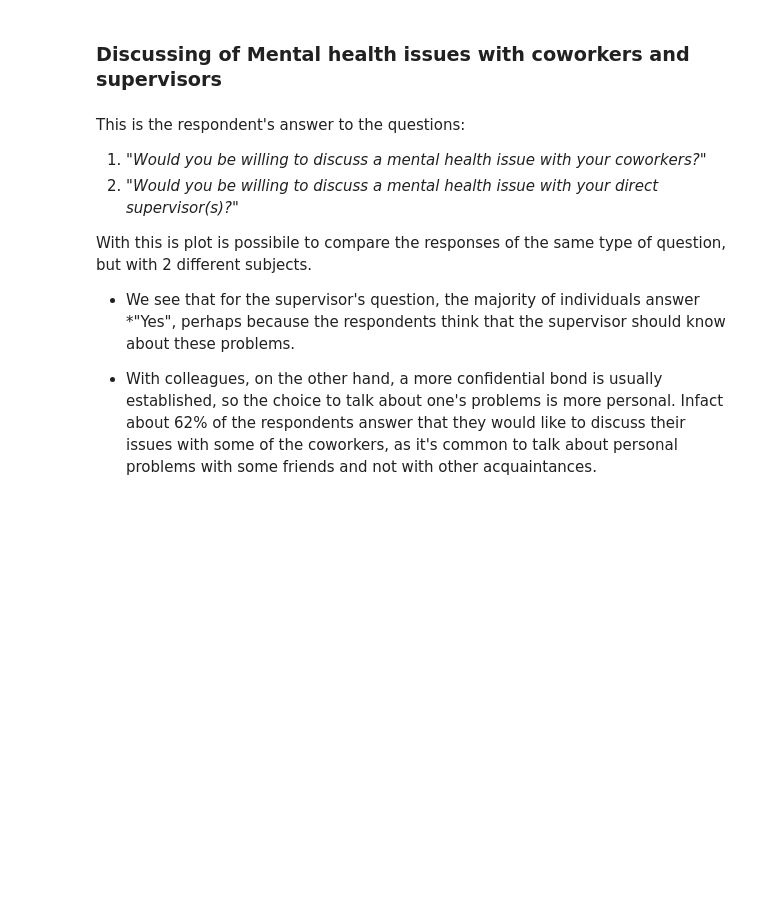
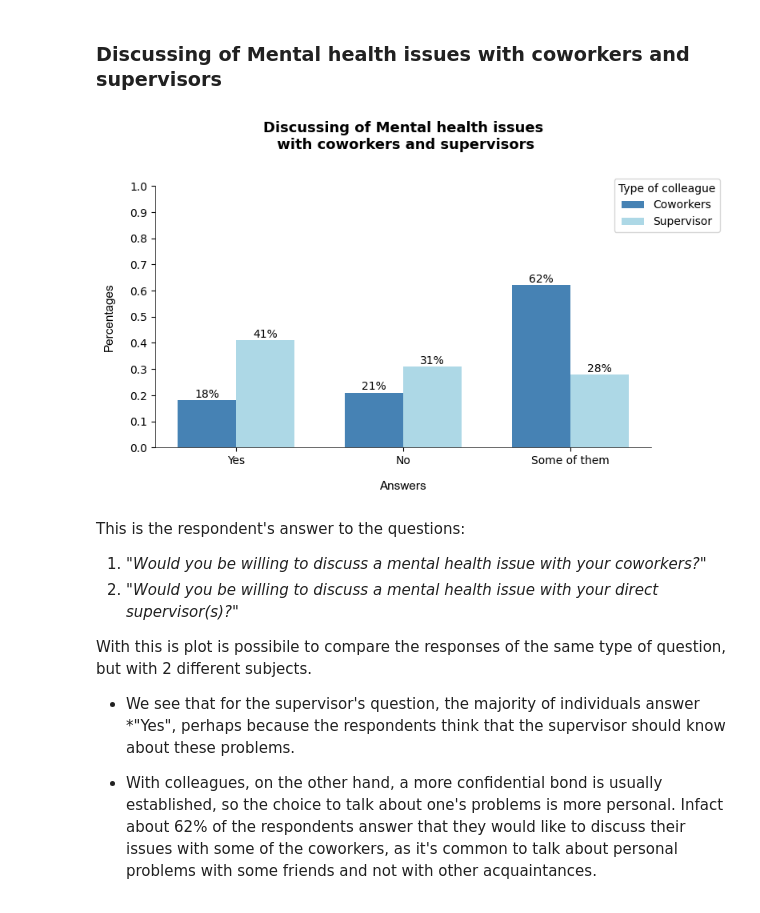
Before and after one commit to EmmaTosato/Programming_Project, a Jupyter notebook: jupyter_project.ipynb, the cells around one changed output. Saved outputs shown, nothing was run; the diff lists cells and outputs as text; code cells hidden in the pictures; blank space fills up the shorter version.

```diff
--- a/jupyter_project.ipynb
+++ b/jupyter_project.ipynb
@@ -354,10 +335,12 @@ plt.show()
 # 1
 labels_treat = mental_health_df['treatment'].value_counts().index.to_list()               # Yes, No
 counts_treat = list(map(lambda x: round((x/tot_rows),2), mental_health_df['treatment'].value_counts()))
+df_treat = pd.DataFrame({'Treatment': labels_treat, 'Counts': mental_health_df['treatment'].value_counts().values})
 
 # 2
 labels_work = mental_health_df['work_interfere'].value_counts().index.to_list()          # 'Sometimes', "Don't know", 'Never', 'Rarely', 'Often'
 counts_work = list(map(lambda x: round((x/tot_rows),2), mental_health_df['work_interfere'].value_counts()))
+df_work = pd.DataFrame({'Work interference': labels_work, 'Counts': mental_health_df['work_interfere'].value_counts().values})
 
 # 3
 df_treat_work = mental_health_df.groupby(['work_interfere', 'treatment'])['treatment'].count().unstack(0)
@@ -371,19 +354,20 @@ x = np.arange(len(labels_work))
 width = 0.4  # the width of the bars
 
 # Plot
-fig1, (ax1, ax2, ax3) = plt.subplots(1,3,figsize =(15, 6))
+fig1, (ax1, ax2) = plt.subplots(1,2,figsize =(15, 5))
+fig2, ax3 = plt.subplots(figsize =(8, 5))
 ax1.bar(labels_treat, counts_treat, color ='steelblue', label=labels_treat)
 ax2.bar(labels_work, counts_work, color ='steelblue', label=labels_work)
 ax3.bar(x - width/2, yes_ans, width, color= 'steelblue', label= 'Yes')
 ax3.bar(x + width/2, no_ans, width, color= 'lightblue', label ='No')
 
 # Labels, ticks
-ax1.set_xlabel("Treatment search", labelpad= 10.0, fontname="Arial", fontsize=11, fontweight = 'medium')
-ax2.set_xlabel("Work interference", labelpad= 10.0, fontname="Arial", fontsize=11, fontweight = 'medium')
-ax3.set_xlabel("Work interference", labelpad= 10.0, fontname="Arial", fontsize=11, fontweight = 'medium')
-ax1.set_ylabel("Percentages", labelpad= 10.0, fontname="Arial", fontsize=11, fontweight = 'medium')
-ax2.set_ylabel("Percentages", labelpad= 10.0, fontname="Arial", fontsize=11, fontweight = 'medium')
-ax3.set_ylabel("Counts", labelpad= 10.0, fontname="Arial", fontsize=11, fontweight = 'medium')
+ax1.set_xlabel("Treatment search", labelpad= 10.0, fontname="Arial", fontsize=14, fontweight = 'medium')
+ax2.set_xlabel("Work interference", labelpad= 10.0, fontname="Arial", fontsize=14, fontweight = 'medium')
+ax3.set_xlabel("Work interference", labelpad= 10.0, fontname="Arial", fontsize=14, fontweight = 'medium')
+ax1.set_ylabel("Percentages", labelpad= 10.0, fontname="Arial", fontsize=14, fontweight = 'medium')
+ax2.set_ylabel("Percentages", labelpad= 10.0, fontname="Arial", fontsize=14, fontweight = 'medium')
+ax3.set_ylabel("Counts", labelpad= 10.0, fontname="Arial", fontsize=14, fontweight = 'medium')
 ax1.set_yticks(np.arange(0.0,1.1, 0.1))
 ax2.set_yticks(np.arange(0.0,1.1, 0.1))
 ax2.set_xticks(list(range(0,5)), labels_work, rotation=30, ha='right')
@@ -392,18 +376,16 @@ ax3.set_xticks(list(range(0,5)), labels_work, rotation=30, ha='right')
 # Percenteges
 for p in ax1.patches:
     height = p.get_height()
-    ax1.annotate("{}%".format(round(height*100)), (p.get_x() + p.get_width() / 2, height+ 0.01), ha='center')
+    ax1.annotate("{}%".format(round(height*100)), (p.get_x() + p.get_width() / 2, height+ 0.01), ha='center', fontsize= 14)
 
 for p in ax2.patches:
     height = p.get_height()
-    ax2.annotate("{}%".format(round(height*100)), (p.get_x() + p.get_width() / 2, height+ 0.01), ha='center')
-
-
+    ax2.annotate("{}%".format(round(height*100)), (p.get_x() + p.get_width() / 2, height+ 0.01), ha='center', fontsize= 14)
 
 # Title
-ax1.set_title('Employees who have \nsought treatment', fontsize= 14, fontweight= 'heavy', color = 'black', y=1.15, pad=10)
-ax2.set_title('Work interference of the\n mental health condition', fontsize= 14, fontweight= 'heavy', color = 'black', y=1.15, pad=10)
-ax3.set_title('Seeking treatment \nand work interference', fontsize= 14, fontweight= 'heavy', color = 'black', y=1.15, pad=10)
+ax1.set_title('Employees who have \nsought treatment', fontsize= 16, fontweight= 'heavy', color = 'black', y=1.15, pad=10)
+ax2.set_title('Work interference of the\n mental health condition', fontsize= 16, fontweight= 'heavy', color = 'black', y=1.15, pad=10)
+ax3.set_title('Seeking treatment \nand work interference', fontsize= 16, fontweight= 'heavy', color = 'black', y=1.15, pad=10)
 
 # Legend
 ax3.legend(title = "Treatment search", loc = 'upper right', bbox_to_anchor=(0.65, 0.55, 0.5, 0.5))
@@ -756,36 +796,41 @@ sup = mental_health_df['supervisor'].value_counts()
 labels = co.index.to_list()
 counts_co = list(map(lambda x: round((x/tot_rows),2), co))
 counts_sup = list(map(lambda x: round((x/tot_rows),2), sup))
+
+df_co = pd.DataFrame({'Discussing with coworkers': labels, 'Counts': co.values})
+df_sup = pd.DataFrame({'Discussing with supervisors': labels, 'Counts': sup.values})
 
 # The label locations
 x = np.arange(len(labels))
 width = 0.35
 
 # Plots
 fig1, ax1 = plt.subplots(figsize =(8, 5))
 ax1.bar(x - width/2, counts_co, width, color= 'steelblue', label= 'Coworkers')
 ax1.bar(x + width/2, counts_sup, width, color= 'lightblue', label ='Supervisor')
 
 # Labels, ticks
 ax1.set_xlabel("Answers", labelpad= 13.0, fontname="Arial", fontsize=11, fontweight = 'medium')
 ax1.set_ylabel("Percentages", labelpad= 13.0, fontname="Arial", fontsize=11, fontweight = 'medium')
 ax1.set_xticks(x, labels)
 ax1.set_yticks(np.arange(0.0, 1.1, 0.1))
 
 # Percentages
 for p in ax1.patches:
    height = p.get_height()
    ax1.annotate("{}%".format(round(height*100)), (p.get_x() + p.get_width() / 2, height+ 0.01), ha='center')
 
 # Titles
 ax1.set_title("Discussing of Mental health issues\n with coworkers and supervisors", fontsize= 13, fontweight= 'heavy', color = 'black', y=1.1, pad=10)
 
 # Legend
 ax1.legend(title = 'Type of colleague', loc = 'upper right', bbox_to_anchor=(0.65, 0.55, 0.5, 0.5))
 
 # Show
 plt.tight_layout()
 plt.show()
+# %% [output]
+[figure, added]
 # %% [markdown]
 This is the respondent's answer to the questions:
 1. *"Would you be willing to discuss a mental health issue with your coworkers?"*
```
Also changed, not shown: parts of 24 cells of this notebook, 1 other file.
